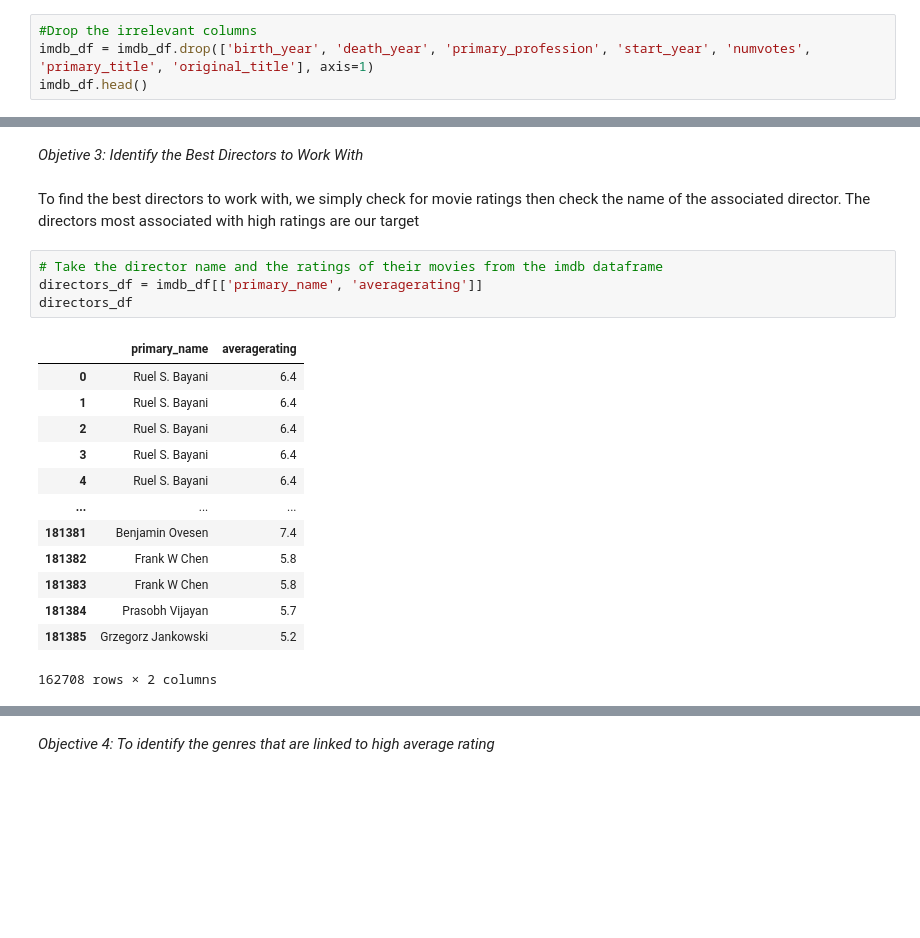
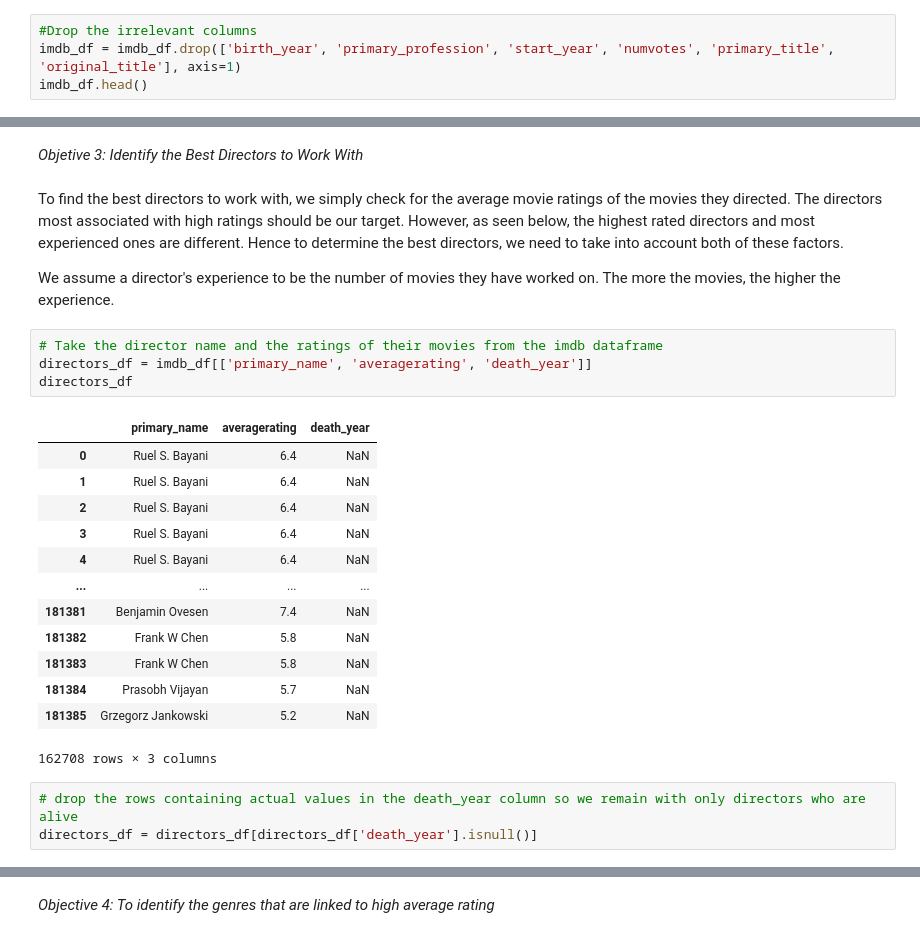
Before and after one commit to Julie97-wb/group6, a Jupyter notebook: main.ipynb, the cells around one changed output, grey strips where cells are left out. Drawn from its saved outputs; the diff is of its cells as text; blank space fills up the shorter version.

```diff
--- a/main.ipynb
+++ b/main.ipynb
@@ -307,6 +307,6 @@ imdb_df.head()
 | 4 | nm0062879 | Ruel S. Bayani | NaN | NaN | director,production_manager,misce... | tt2057445 | No Other Woman | ... |
 # %%
 #Drop the irrelevant columns
-imdb_df = imdb_df.drop(['birth_year', 'death_year', 'primary_profession', 'start_year', 'numvotes', 'primary_title', 'original_title'], axis=1)
+imdb_df = imdb_df.drop(['birth_year', 'primary_profession', 'start_year', 'numvotes', 'primary_title', 'original_title'], axis=1)
 imdb_df.head()
 # %% [output]
@@ -805,23 +802,28 @@ So at 95% level of confidence we reject the null hypothesis and conclude that th
 # %% [markdown]
 *Objetive 3: Identify the Best Directors to Work With*
 # %% [markdown]
-To find the best directors to work with, we simply check for movie ratings then check the name of the associated director. The directors most associated with high ratings are our target
+To find the best directors to work with, we simply check for the average movie ratings of the movies they directed. The directors most associated with high ratings should be our target. However, as seen below, the highest rated directors and most experienced ones are different. Hence to determine the best directors, we need to take into account both of these factors.
+
+We assume a director's experience to be the number of movies they have worked on. The more the movies, the higher the experience.
 # %%
 # Take the director name and the ratings of their movies from the imdb dataframe
-directors_df = imdb_df[['primary_name', 'averagerating']]
+directors_df = imdb_df[['primary_name', 'averagerating', 'death_year']]
 directors_df
 # %% [output]
-|  | primary_name | averagerating |
-| 0 | Ruel S. Bayani | 6.4 |
-| 1 | Ruel S. Bayani | 6.4 |
-| 2 | Ruel S. Bayani | 6.4 |
-| 3 | Ruel S. Bayani | 6.4 |
-| 4 | Ruel S. Bayani | 6.4 |
-| ... | ... | ... |
-| 181381 | Benjamin Ovesen | 7.4 |
-| 181382 | Frank W Chen | 5.8 |
-| 181383 | Frank W Chen | 5.8 |
-| 181384 | Prasobh Vijayan | 5.7 |
-| 181385 | Grzegorz Jankowski | 5.2 |
+|  | primary_name | averagerating | death_year |
+| 0 | Ruel S. Bayani | 6.4 | NaN |
+| 1 | Ruel S. Bayani | 6.4 | NaN |
+| 2 | Ruel S. Bayani | 6.4 | NaN |
+| 3 | Ruel S. Bayani | 6.4 | NaN |
+| 4 | Ruel S. Bayani | 6.4 | NaN |
+| ... | ... | ... | ... |
+| 181381 | Benjamin Ovesen | 7.4 | NaN |
+| 181382 | Frank W Chen | 5.8 | NaN |
+| 181383 | Frank W Chen | 5.8 | NaN |
+| 181384 | Prasobh Vijayan | 5.7 | NaN |
+| 181385 | Grzegorz Jankowski | 5.2 | NaN |
-162708 rows × 2 columns
+162708 rows × 3 columns
+# %%
+# drop the rows containing actual values in the death_year column so we remain with only directors who are alive
+directors_df = directors_df[directors_df['death_year'].isnull()]
 # %%
```
Also changed, not shown: parts of 27 cells of this notebook.
